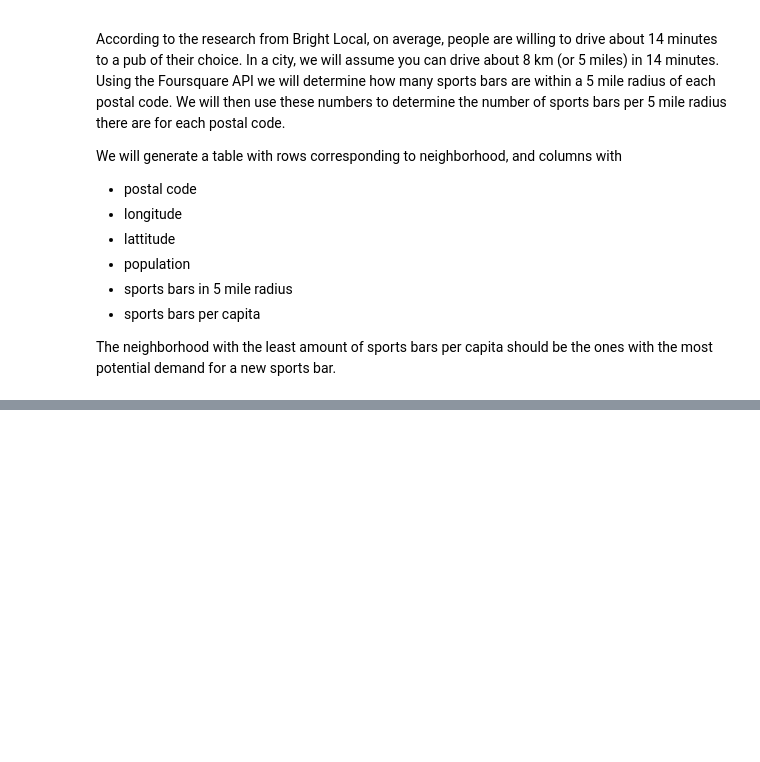
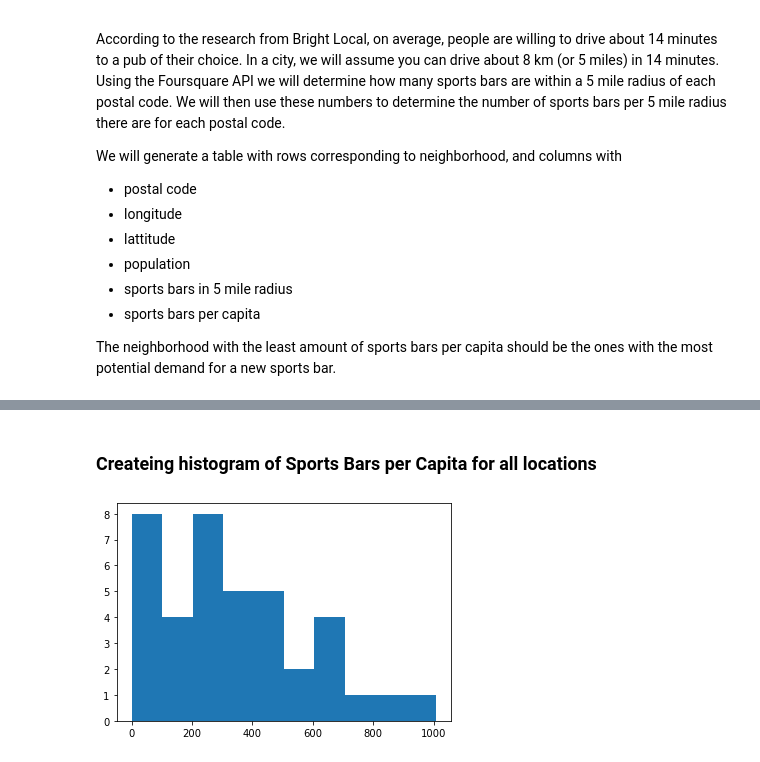
Before and after one commit to kennydiamond1/Coursera_Capstone, a Jupyter notebook: Final Project - Sports Bar Location Toronto.ipynb, the cells around one changed output, grey strips where cells are left out. Drawn from its saved outputs; the diff is of its cells as text; code cells hidden in the pictures; blank space fills up the shorter version.

```diff
--- a/Final Project - Sports Bar Location Toronto.ipynb
+++ b/Final Project - Sports Bar Location Toronto.ipynb
@@ -24,0 +398,3 @@ The neighborhood with the least amount of sports bars per capita should be the o
+# %%
+#adding coordinates to final table from geo_df
+Table.set_index('PostalCode')
@@ -24,0 +420,3 @@ The neighborhood with the least amount of sports bars per capita should be the o
+# %%
+Table.rename(columns = {'PostalCode':'Postal Code'}, inplace = True)
+Table.head()
@@ -24,0 +430,3 @@ The neighborhood with the least amount of sports bars per capita should be the o
+# %%
+Table_Final = pd.merge(Table, geo_df, on='Postal Code', how='inner')
+Table_Final
@@ -24,0 +455,5 @@ The neighborhood with the least amount of sports bars per capita should be the o
+# %%
+# order table from lowest Sports Bars per capita to most
+Table_Final.set_index('Postal Code')
+Table_Final.sort_values('Sports Bars Per Capita', inplace = True)
+Table_Final.head(10)
@@ -24,0 +514,2 @@ The neighborhood with the least amount of sports bars per capita should be the o
+# %% [markdown]
+### Createing histogram of Sports Bars per Capita for all locations
@@ -24,0 +518,5 @@ The neighborhood with the least amount of sports bars per capita should be the o
+# %%
+plt.hist(Table_Final['Sports Bars Per Capita'])
+plt.show()
+# %% [output]
+[figure, added]
```
Also changed, not shown: parts of 44 cells of this notebook.
